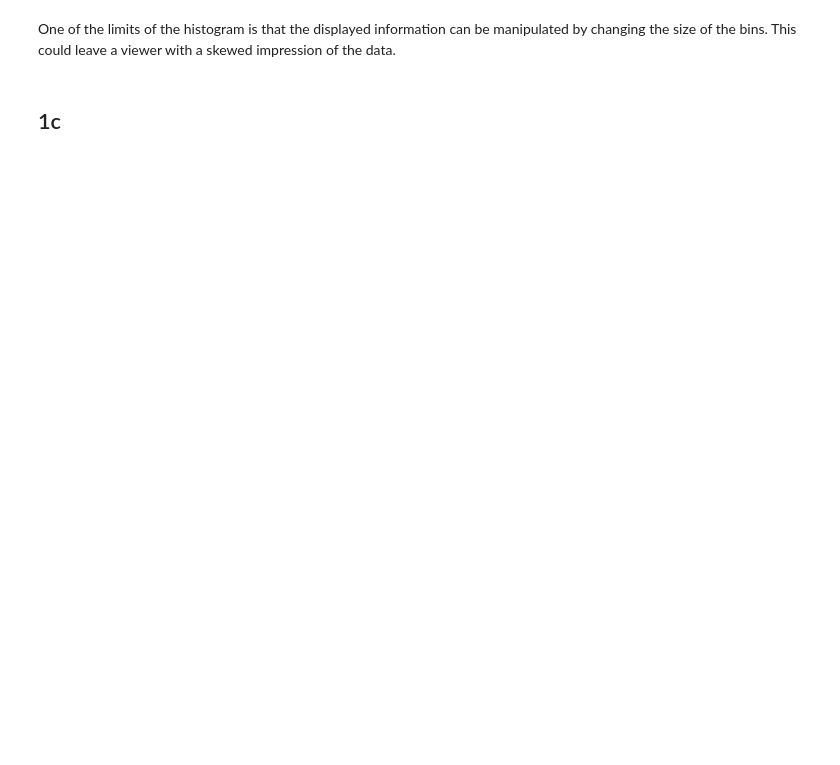
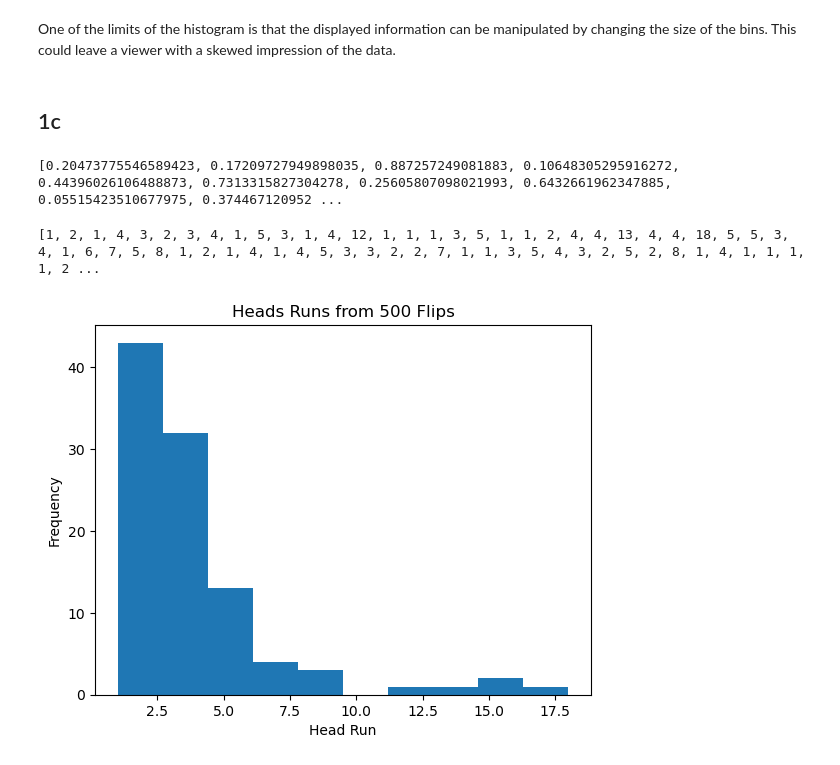
Before and after one commit to aryanbarik/EE-541-Deep-Learning, a Jupyter notebook: hw1/hw1p1.ipynb, the cells around one changed output. Drawn from its saved outputs; the diff is of its cells as text; code cells hidden in the pictures; blank space fills up the shorter version.

```diff
--- a/hw1/hw1p1.ipynb
+++ b/hw1/hw1p1.ipynb
@@ -95,24 +100,23 @@ repeat_experiment(1000)
 One of the limits of the histogram is that the displayed information can be manipulated by changing the size of the bins. This could leave a viewer with a skewed impression of the data.
 # %% [markdown]
 ## 1c
+# %%
+flips = []
+
+for i in range(500):
+    flips.append(random.random())
+
+print(flips)
+# %% [output]
+[0.20473775546589423, 0.17209727949898035, 0.887257249081883, 0.10648305295916272, 0.44396026106488873, 0.7313315827304278, 0.25605807098021993, 0.6432661962347885, 0.05515423510677975, 0.374467120952 ...
 # %%
-flips = []
-
-for i in range(500):
-    flips.append(random.random())
-
-print(flips)
-
-total_heads = 0
-longest_run_heads = 0
 current_run_heads = 0
 is_last_flip_heads = False
 
-# dont lose greatest value from streak to streak
+all_run_heads = []
 
 for i in flips:
     if i >= 0.30:
-        total_heads += 1
         if is_last_flip_heads:
             current_run_heads += 1
 
@@ -121,8 +125,23 @@ for i in flips:
             current_run_heads = 1
 
     else:
+        if current_run_heads != 0:
+            all_run_heads.append(current_run_heads)
+
         is_last_flip_heads = False
         current_run_heads = 0
 
-    if current_run_heads > longest_run_heads:
-        longest_run_heads = current_run_heads
+print(all_run_heads)
+# %% [output]
+[1, 2, 1, 4, 3, 2, 3, 4, 1, 5, 3, 1, 4, 12, 1, 1, 1, 3, 5, 1, 1, 2, 4, 4, 13, 4, 4, 18, 5, 5, 3, 4, 1, 6, 7, 5, 8, 1, 2, 1, 4, 1, 4, 5, 3, 3, 2, 2, 7, 1, 1, 3, 5, 4, 3, 2, 5, 2, 8, 1, 4, 1, 1, 1, 1, 2 ...
+# %%
+# heads runs from 500 flips
+plt.hist(all_run_heads)
+
+plt.xlabel('Head Run')
+plt.ylabel('Frequency')
+plt.title('Heads Runs from 500 Flips')
+
+plt.show()
+# %% [output]
+[figure, added]
```
Also changed, not shown: parts of 5 cells of this notebook, 1 other file.
